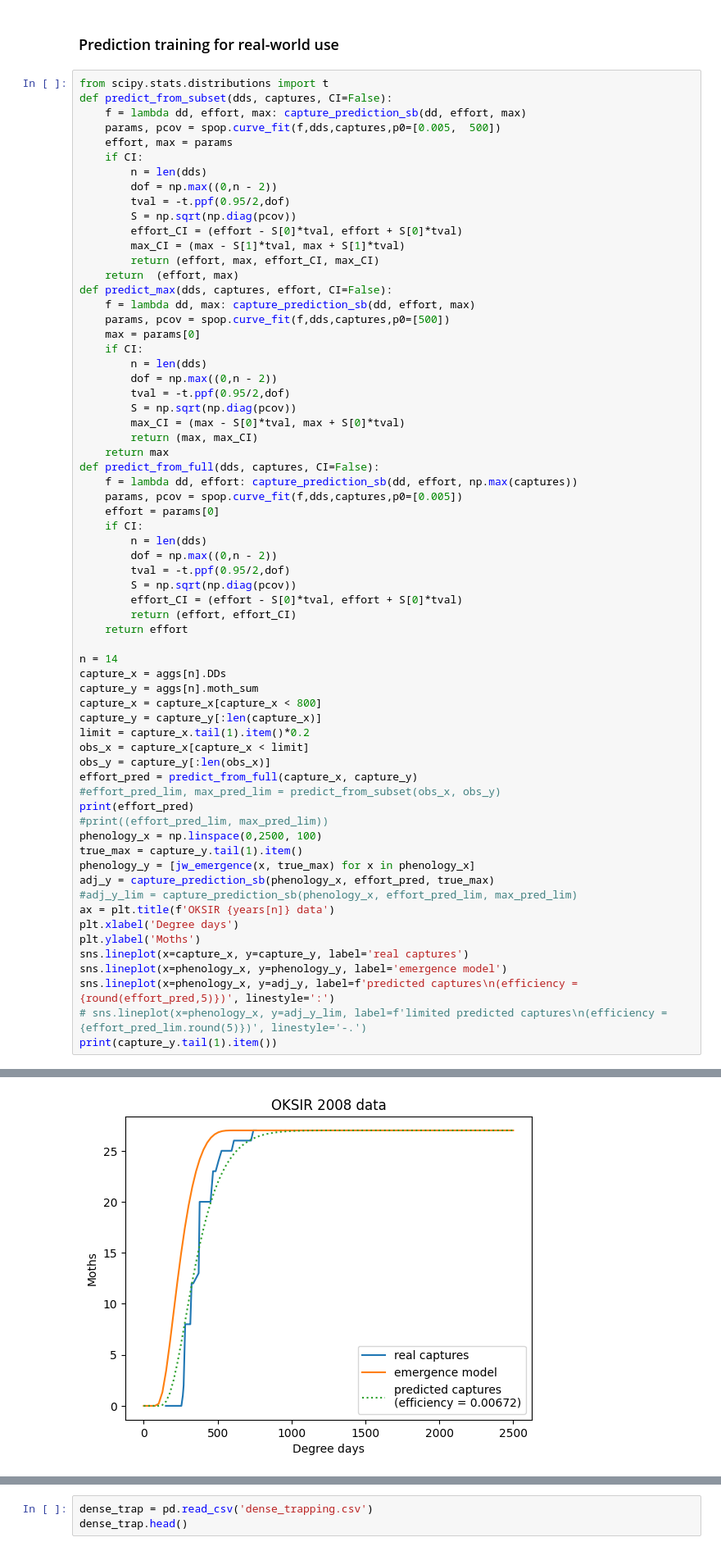
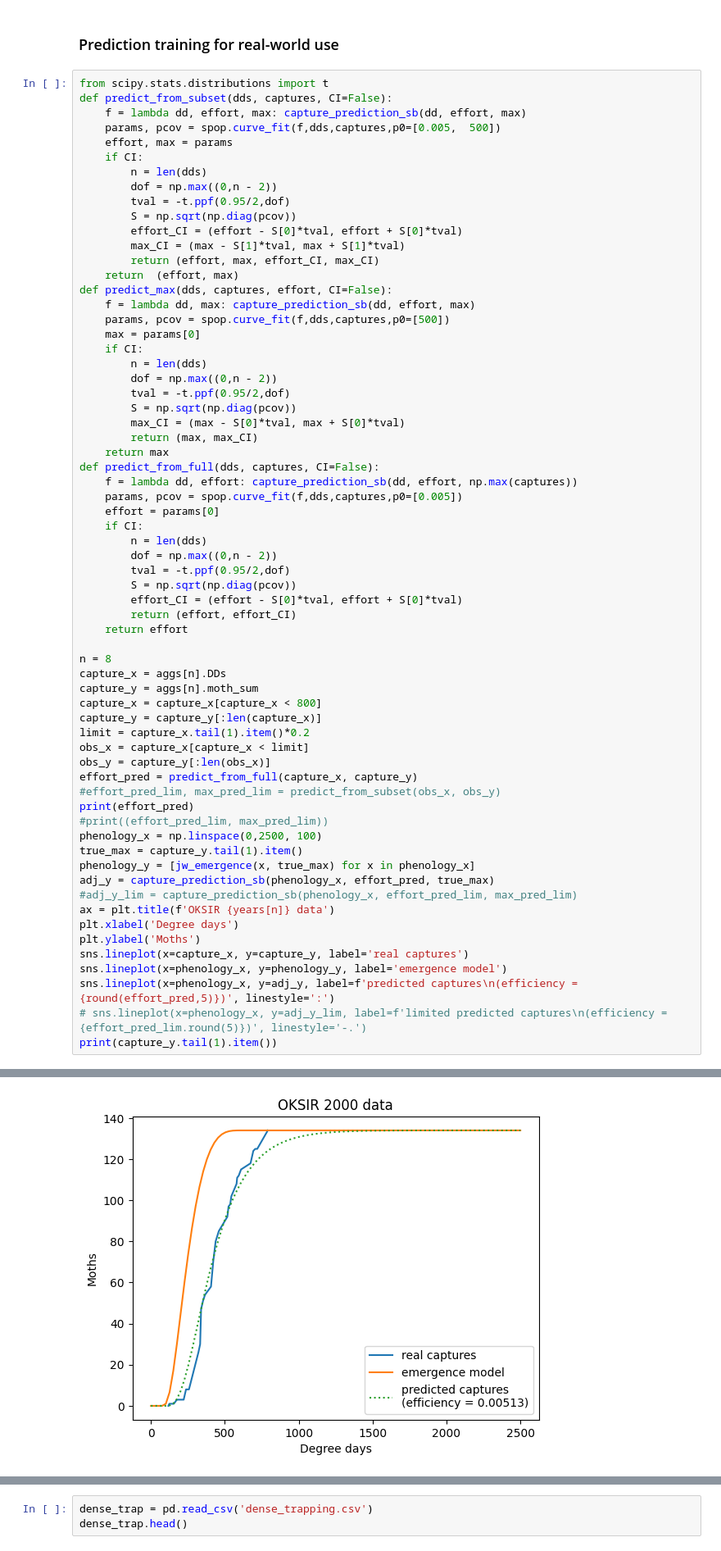
Before and after one commit to PacificBird/InsectPhenologyCaptureSim, a Jupyter notebook: multi_analysis.ipynb, the cells around one changed output, grey strips where cells are left out. Shown at 82% size. Drawn from its saved outputs; the diff is of its cells as text.

```diff
--- a/multi_analysis.ipynb
+++ b/multi_analysis.ipynb
@@ -1037,7 +1037,7 @@ def predict_from_full(dds, captures, CI=False):
         return (effort, effort_CI)
     return effort
 
-n = 14
+n = 8
 capture_x = aggs[n].DDs
 capture_y = aggs[n].moth_sum
 capture_x = capture_x[capture_x < 800]
@@ -1068,4 +1068,4 @@ print(capture_y.tail(1).item())
-[figure, old version]
+[figure, new version]
 # %%
 n = 7
 capture_x = aggs[n].DDs
```
Also changed, not shown: parts of 17 cells of this notebook.
